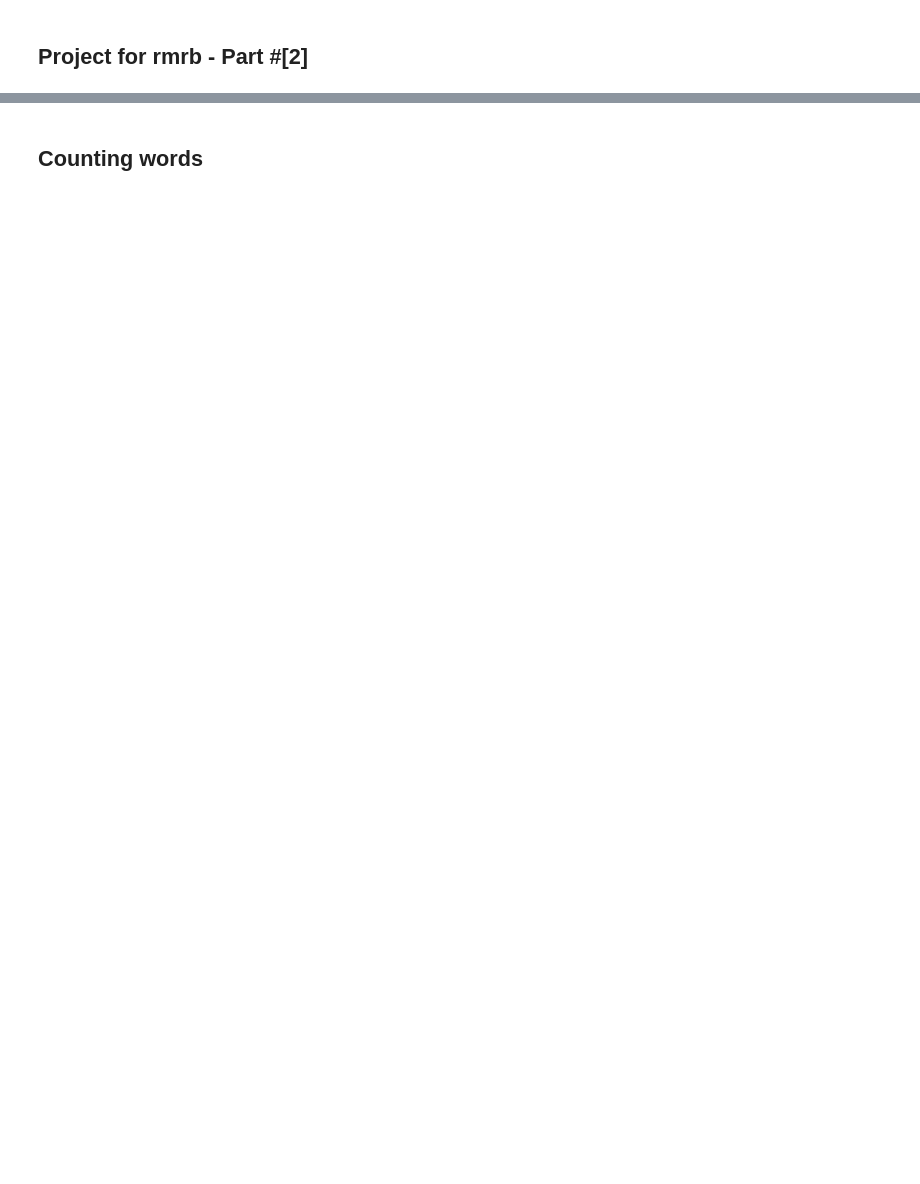
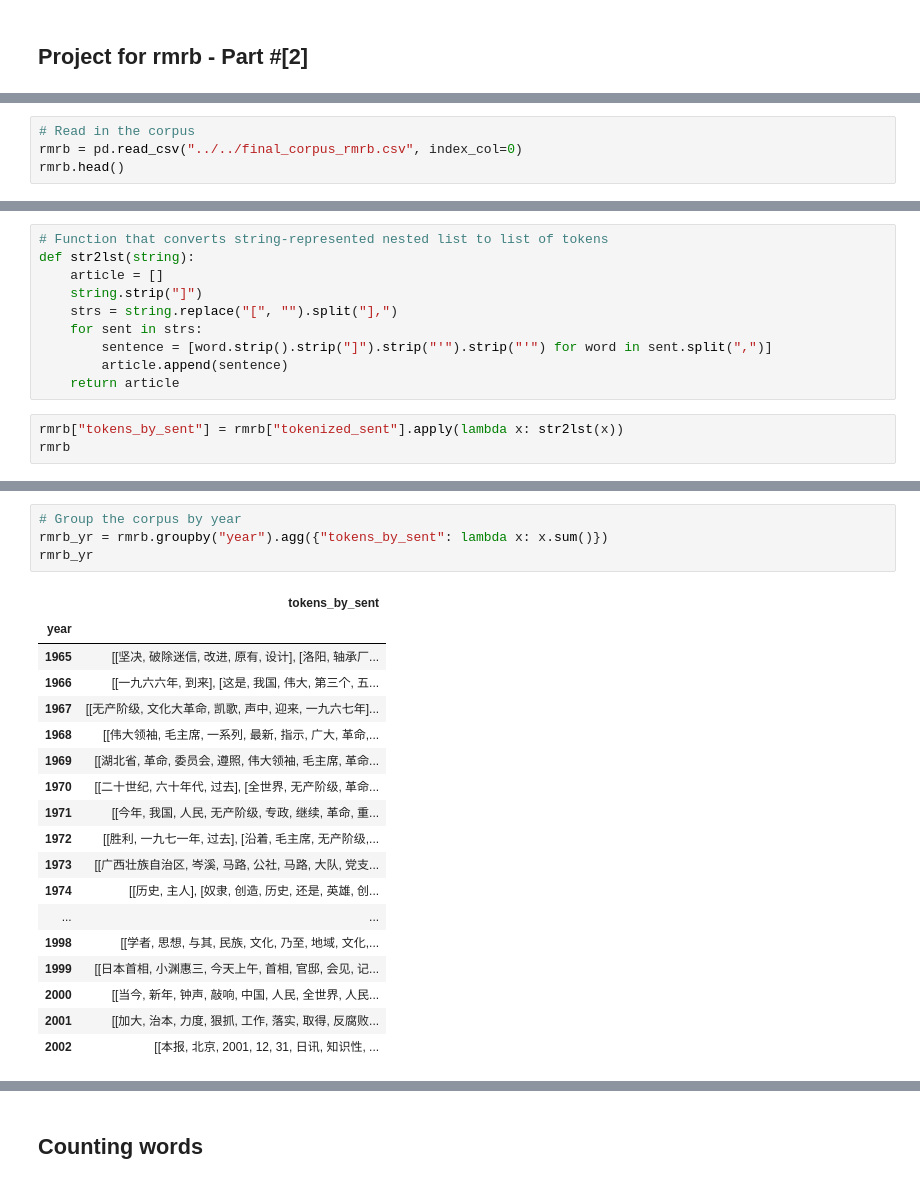
Before and after one commit to WMhYang/EconContent, a Jupyter notebook: codes/counting.ipynb, the cells around one changed output, grey strips where cells are left out. Cells and saved outputs as stored; diff of their text form; blank space fills up the shorter version.

```diff
--- a/codes/counting.ipynb
+++ b/codes/counting.ipynb
@@ -87,0 +14,4 @@ df.sort_values("year")
+# %%
+# Read in the corpus
+rmrb = pd.read_csv("../../final_corpus_rmrb.csv", index_col=0)
+rmrb.head()
@@ -87,0 +25,13 @@ df.sort_values("year")
+# %%
+# Function that converts string-represented nested list to list of tokens
+def str2lst(string):
+    article = []
+    string.strip("]")
+    strs = string.replace("[", "").split("],")
+    for sent in strs:
+        sentence = [word.strip().strip("]").strip("'").strip("'") for word in sent.split(",")]
+        article.append(sentence)
+    return article
+# %%
+rmrb["tokens_by_sent"] = rmrb["tokenized_sent"].apply(lambda x: str2lst(x))
+rmrb
@@ -87,0 +57,23 @@ df.sort_values("year")
+# %%
+# Group the corpus by year
+rmrb_yr = rmrb.groupby("year").agg({"tokens_by_sent": lambda x: x.sum()})
+rmrb_yr
+# %% [output]
+|  | tokens_by_sent |
+| year |  |
+| 1965 | [[坚决, 破除迷信, 改进, 原有, 设计], [洛阳, 轴承厂... |
+| 1966 | [[一九六六年, 到来], [这是, 我国, 伟大, 第三个, 五... |
+| 1967 | [[无产阶级, 文化大革命, 凯歌, 声中, 迎来, 一九六七年]... |
+| 1968 | [[伟大领袖, 毛主席, 一系列, 最新, 指示, 广大, 革命,... |
+| 1969 | [[湖北省, 革命, 委员会, 遵照, 伟大领袖, 毛主席, 革命... |
+| 1970 | [[二十世纪, 六十年代, 过去], [全世界, 无产阶级, 革命... |
+| 1971 | [[今年, 我国, 人民, 无产阶级, 专政, 继续, 革命, 重... |
+| 1972 | [[胜利, 一九七一年, 过去], [沿着, 毛主席, 无产阶级,... |
+| 1973 | [[广西壮族自治区, 岑溪, 马路, 公社, 马路, 大队, 党支... |
+| 1974 | [[历史, 主人], [奴隶, 创造, 历史, 还是, 英雄, 创... |
+| ... | ... |
+| 1998 | [[学者, 思想, 与其, 民族, 文化, 乃至, 地域, 文化,... |
+| 1999 | [[日本首相, 小渊惠三, 今天上午, 首相, 官邸, 会见, 记... |
+| 2000 | [[当今, 新年, 钟声, 敲响, 中国, 人民, 全世界, 人民... |
+| 2001 | [[加大, 治本, 力度, 狠抓, 工作, 落实, 取得, 反腐败... |
+| 2002 | [[本报, 北京, 2001, 12, 31, 日讯, 知识性, ... |
```
Also changed, not shown: parts of 12 cells of this notebook, 1 other file.
